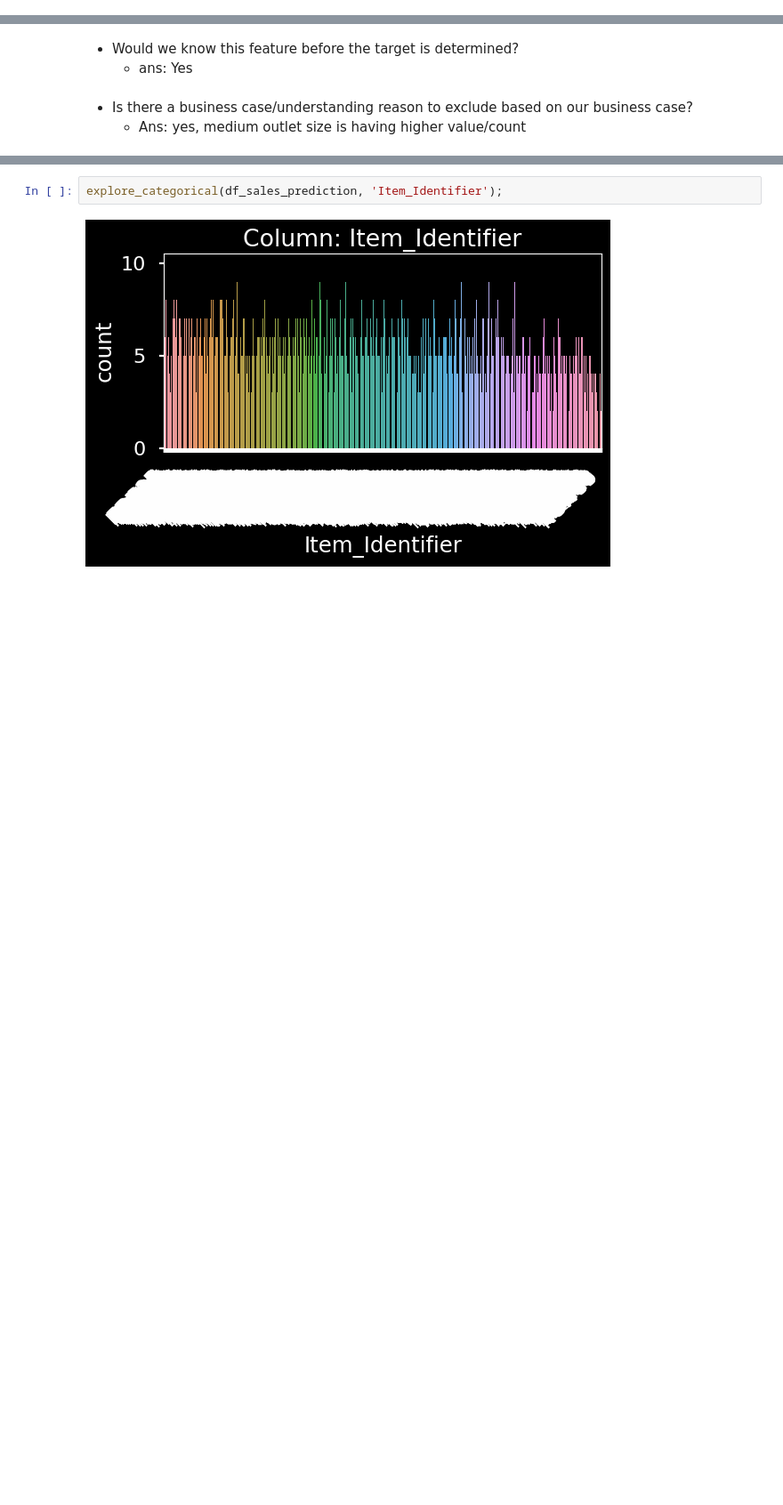
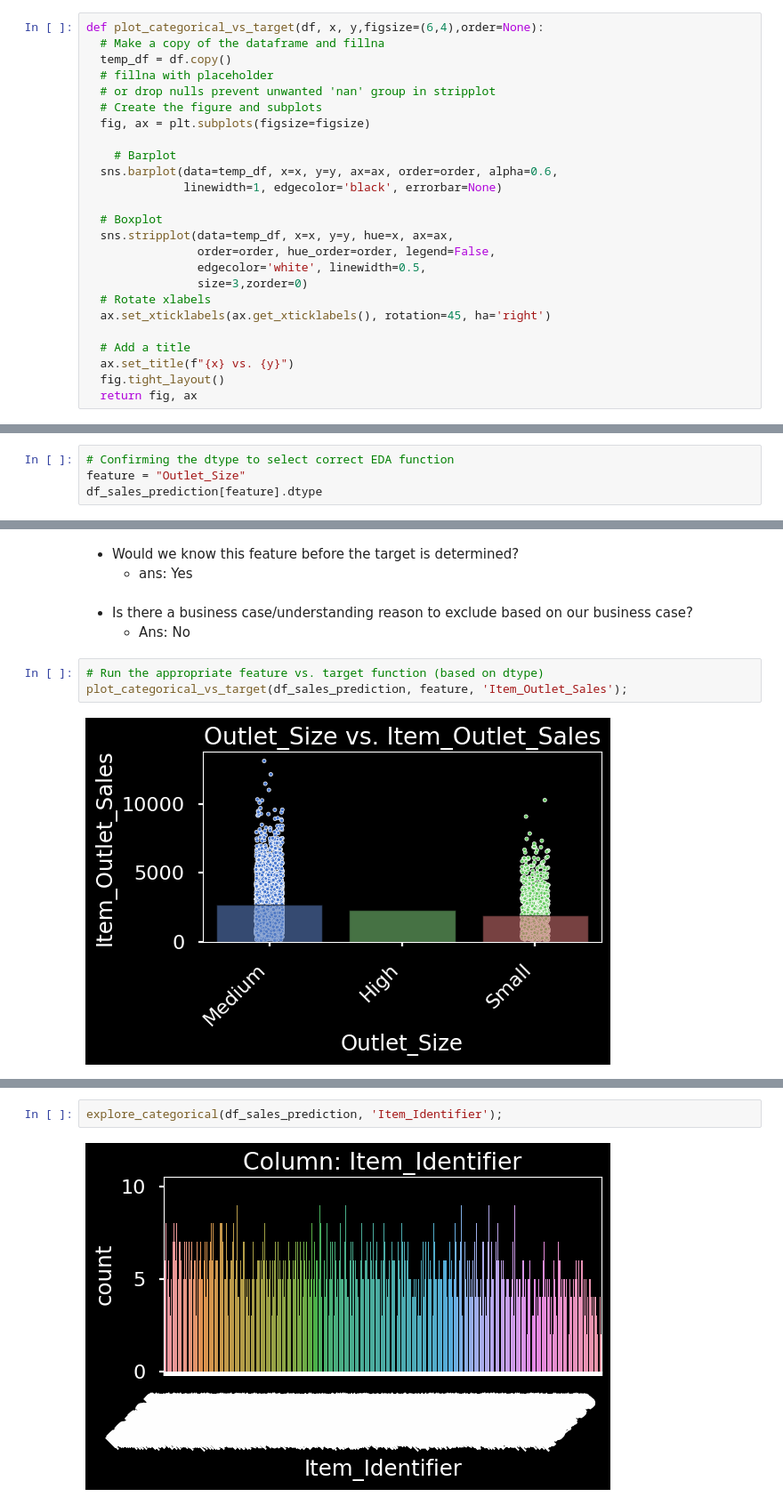
Before and after one commit to uday-routhu/Prediction-of-Product-Sales, a Jupyter notebook: Prediction_of_Product_Sales.ipynb, the cells around one changed output, grey strips where cells are left out. Shown at 89% size. Saved outputs shown, nothing was run; the diff lists cells and outputs as text; blank space fills up the shorter version.

```diff
--- a/Prediction_of_Product_Sales.ipynb
+++ b/Prediction_of_Product_Sales.ipynb
@@ -628,3 +624,28 @@ def explore_categorical(df, x,figsize = (6,4), order = None):
   else:
     print("- Not constant or quasi-constant.")
   return fig, ax
+# %%
+def plot_categorical_vs_target(df, x, y,figsize=(6,4),order=None):
+  # Make a copy of the dataframe and fillna
+  temp_df = df.copy()
+  # fillna with placeholder
+  # or drop nulls prevent unwanted 'nan' group in stripplot
+  # Create the figure and subplots
+  fig, ax = plt.subplots(figsize=figsize)
+
+    # Barplot
+  sns.barplot(data=temp_df, x=x, y=y, ax=ax, order=order, alpha=0.6,
+              linewidth=1, edgecolor='black', errorbar=None)
+
+  # Boxplot
+  sns.stripplot(data=temp_df, x=x, y=y, hue=x, ax=ax,
+                order=order, hue_order=order, legend=False,
+                edgecolor='white', linewidth=0.5,
+                size=3,zorder=0)
+  # Rotate xlabels
+  ax.set_xticklabels(ax.get_xticklabels(), rotation=45, ha='right')
+
+  # Add a title
+  ax.set_title(f"{x} vs. {y}")
+  fig.tight_layout()
+  return fig, ax
@@ -630,0 +710,4 @@ def explore_categorical(df, x,figsize = (6,4), order = None):
+# %%
+# Confirming the dtype to select correct EDA function
+feature = "Outlet_Size"
+df_sales_prediction[feature].dtype
@@ -660,4 +743,9 @@ explore_categorical(df_sales_prediction, 'Outlet_Size');
      * ans: Yes
 # %% [markdown]
 * Is there a business case/understanding reason to exclude based on our business case?
-    * Ans: yes, medium outlet size is having higher value/count
+    * Ans: No
+# %%
+# Run the appropriate feature vs. target function (based on dtype)
+plot_categorical_vs_target(df_sales_prediction, feature, 'Item_Outlet_Sales');
+# %% [output]
+[figure, added]
```
Also changed, not shown: parts of 141 cells of this notebook.
